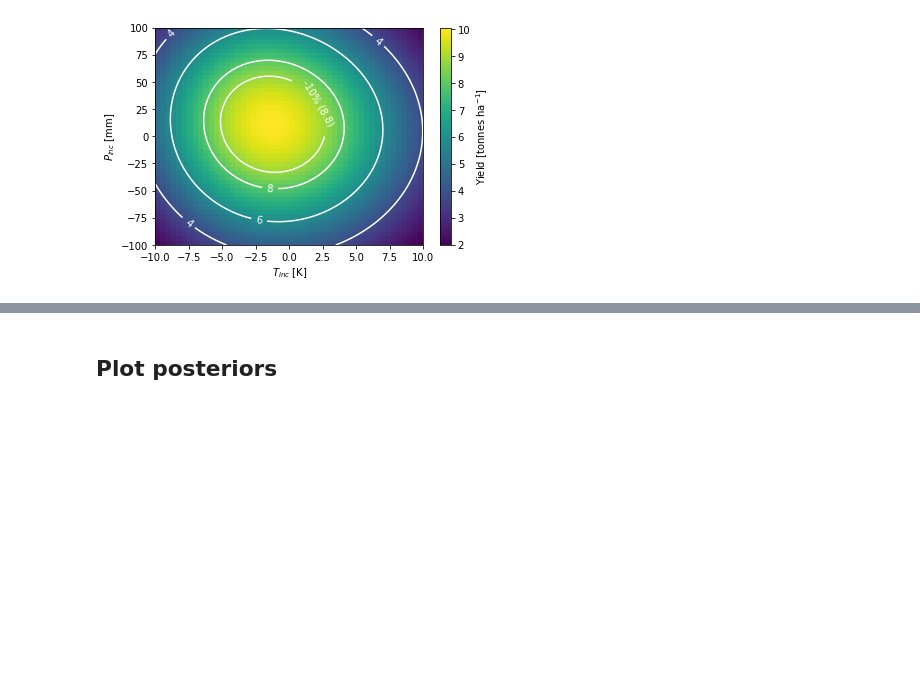
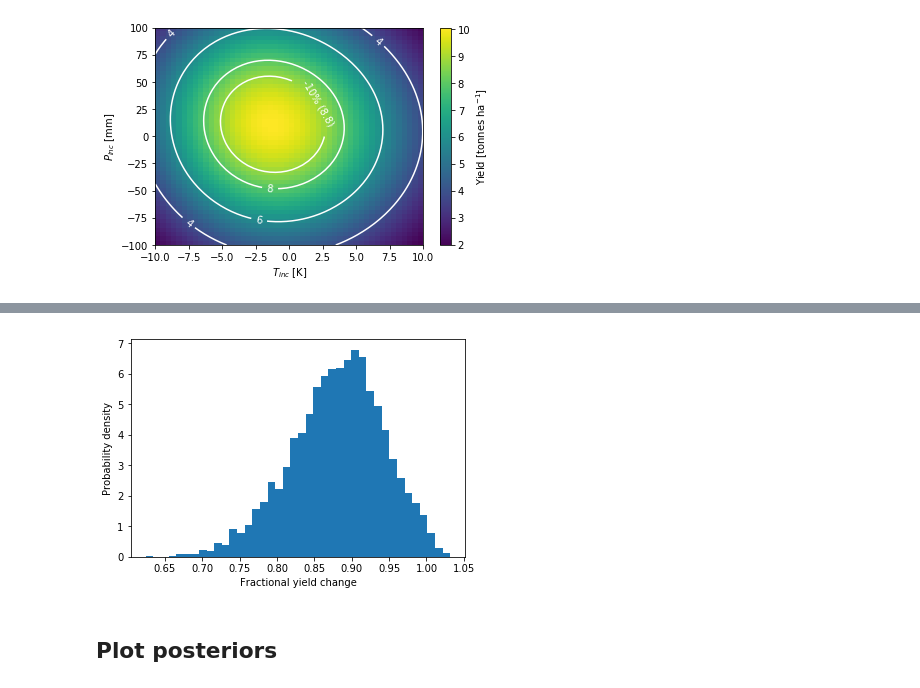
Before and after one commit to AnisaAubin/facynation, a Jupyter notebook: 8_mean_yield_fracs.ipynb, the cells around one changed output, grey strips where cells are left out. Drawn from its saved outputs; the diff is of its cells as text; code cells hidden in the pictures; blank space fills up the shorter version.

```diff
--- a/8_mean_yield_fracs.ipynb
+++ b/8_mean_yield_fracs.ipynb
@@ -1498,0 +1586,5 @@ plt.savefig('./figs/temp_precip_impact_contour_frac.png')
+# %%
+t = []
+t = np.append(t, np.array([1,2,3,4]))
+t = np.append(t,np.array([5,2,3,4]))
+t
@@ -1498,0 +1593,27 @@ plt.savefig('./figs/temp_precip_impact_contour_frac.png')
+# %%
+mean_yield_anom_sim = np.full(len(dt), np.nan)
+
+yeald_sim_samples = []
+
+print("Starting at {}".format(time.time()))
+for n, _ in enumerate(dt):
+    print("{} out of {}".format(n, len(dt)))
+    t = dt.values[n]
+    p = dp.values[n]
+    mean_yield_samples = np.full(len(samples2['mu_t']), np.nan)
+    for k in np.arange(len(samples2['mu_t'])):
+        if not take_100[k]:
+            continue
+
+        #print('k = {}'.format(k))
+        mu_t    = samples2['mu_t'][k]
+        sigma_t = samples2['sigma_t'][k]
+        mu_p    = samples2['mu_p'][k]
+        sigma_p = samples2['sigma_p'][k]
+        rho = samples2['rho'][k]
+        norm    = [samples2['norm'][k]]
+
+        mean_yield_samples[k] = compute_mean_yield_anomaly3(t, p, data2, mu_t, sigma_t, mu_p, sigma_p, rho, norm)
+
+    mean_yield_anom_sim[n] = np.nanmean(mean_yield_samples)
+    yeald_sim_samples = np.append(yeald_sim_samples, mean_yield_samples)
@@ -1499,3 +1658,16 @@ plt.savefig('./figs/temp_precip_impact_contour_frac.png')
+# %%
+plt.hist(yeald_sim_samples[~np.isnan(yeald_sim_samples)]/9.75, bins = 40, normed=True)
+#plt.plot(T_incs, sample_medians, label='medians')
+#plt.plot(T_incs, sample_25, label='25th percentile')
+#plt.plot(T_incs, sample_75, label='75th percentile')
+#plt.fill_between(T_incs, sample_25, sample_75, label='75th - 25th percentile', alpha=0.2)
+plt.legend()
+plt.ylabel('Probability density')
+plt.xlabel('Fractional yield change')
+plt.savefig('./figs/simulated_impact.pdf')
+plt.savefig('./figs/simulated_impact.png')
+# %% [output]
+[figure, added]
 # %% [markdown]
 ## Plot posteriors
 # %%
```
Also changed, not shown: parts of 21 cells of this notebook.
